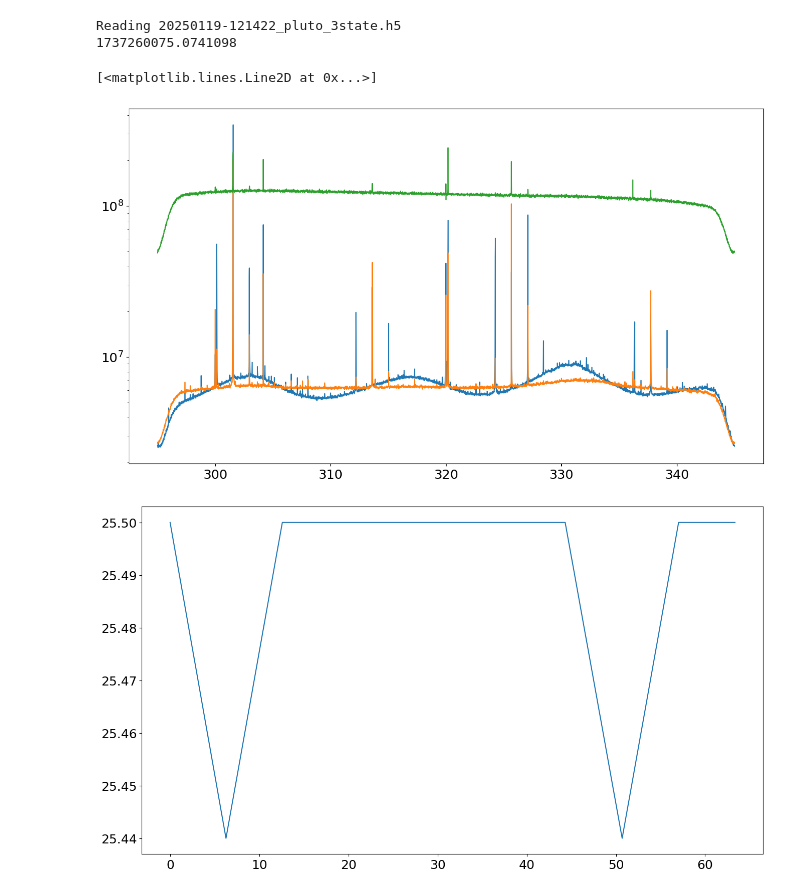
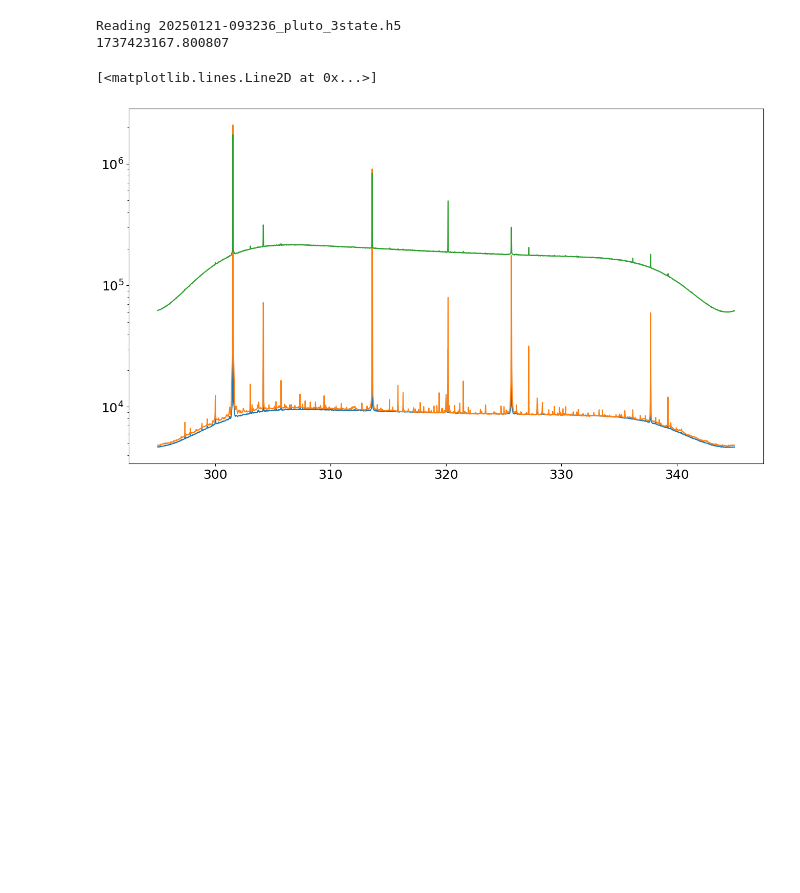
Before and after one commit to jnthek/diy_radiometer, a Jupyter notebook: pluto_radiometer/Test_hdf5_plutosdr.ipynb, the cells around one changed output. Saved outputs shown, nothing was run; the diff lists cells and outputs as text; code cells hidden in the pictures; blank space fills up the shorter version.

```diff
--- a/pluto_radiometer/Test_hdf5_plutosdr.ipynb
+++ b/pluto_radiometer/Test_hdf5_plutosdr.ipynb
@@ -20,3 +8,6 @@ h5_file = "20250119-121422_pluto_3state.h5"
+# %%
+# h5_file = "20250121-092832_pluto_3state.h5"
+h5_file = "20250121-093236_pluto_3state.h5"
 # %%
 print ("Reading",h5_file)
 hf = h5py.File(h5_file, 'r')
@@ -26,39 +17,38 @@ fc = hf["data"].attrs['fc']
 fs = hf["data"].attrs['fs']
 gain = hf["data"].attrs['gain']
 
 freq = np.linspace(fc-(fs/2), fc+(fs/2), NFFT)/1e6
 
 len_data = hf["data/timestamps"][()].shape[0]
 len_cal_data = int(len_data/3)-1
 
 ant_index  = np.where(hf["data/obssource"][()]==0)[0][0:len_cal_data]
 cold_index = np.where(hf["data/obssource"][()]==1)[0][0:len_cal_data]
 hot_index  = np.where(hf["data/obssource"][()]==2)[0][0:len_cal_data]
 
 ant_data = hf["data/radio"][()][ant_index, :]
 cold_data = hf["data/radio"][()][cold_index, :]
 hot_data = hf["data/radio"][()][hot_index, :]
 temperature = hf["data/temperature"][()][ant_index]
 
 ant_tstamps = hf["data/timestamps"][()][ant_index]
 print (ant_tstamps[0])
 ant_tstamps = ant_tstamps - ant_tstamps[0]
 
 hf.close()
 
 plt.figure(figsize=(16,9))
 plt.semilogy(freq, np.mean(ant_data, axis=0))
 plt.semilogy(freq, np.mean(cold_data, axis=0))
 plt.semilogy(freq, np.mean(hot_data, axis=0))
 
-plt.figure(figsize=(16,9))
-plt.plot(ant_tstamps, temperature)
+# plt.figure(figsize=(16,9))
+# plt.plot(ant_tstamps, temperature)
 # %% [output]
-Reading 20250119-121422_pluto_3state.h5
-1737260075.0741098
+Reading 20250121-093236_pluto_3state.h5
+1737423167.800807
 [<matplotlib.lines.Line2D at 0x...>]
-[figure, old version]
+[figure, new version]
-[figure, removed]
 # %%
 ant_calibrated = ant_data/(hot_data - cold_data)
 cold_calibrated = cold_data/(hot_data - cold_data)
```
Also changed, not shown: parts of 4 cells of this notebook.
